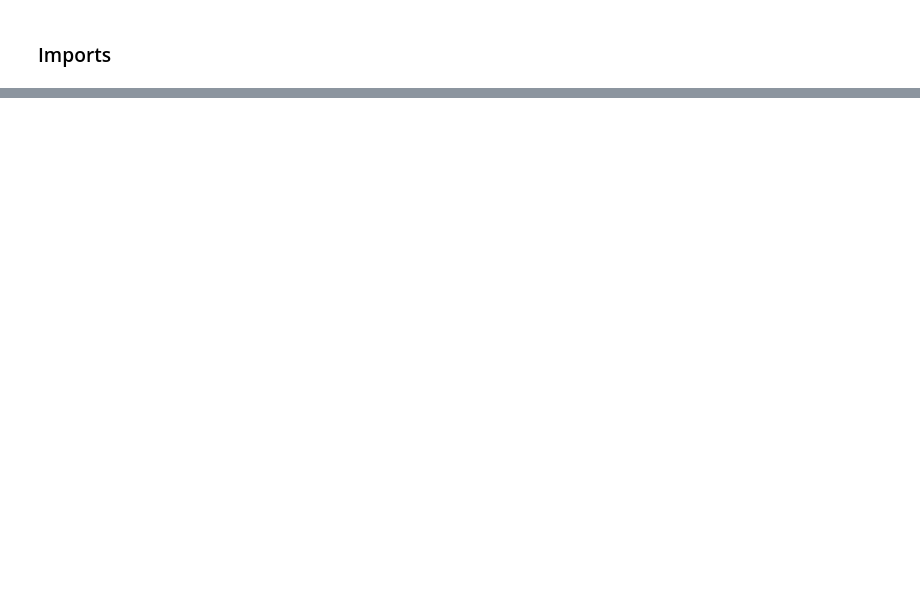
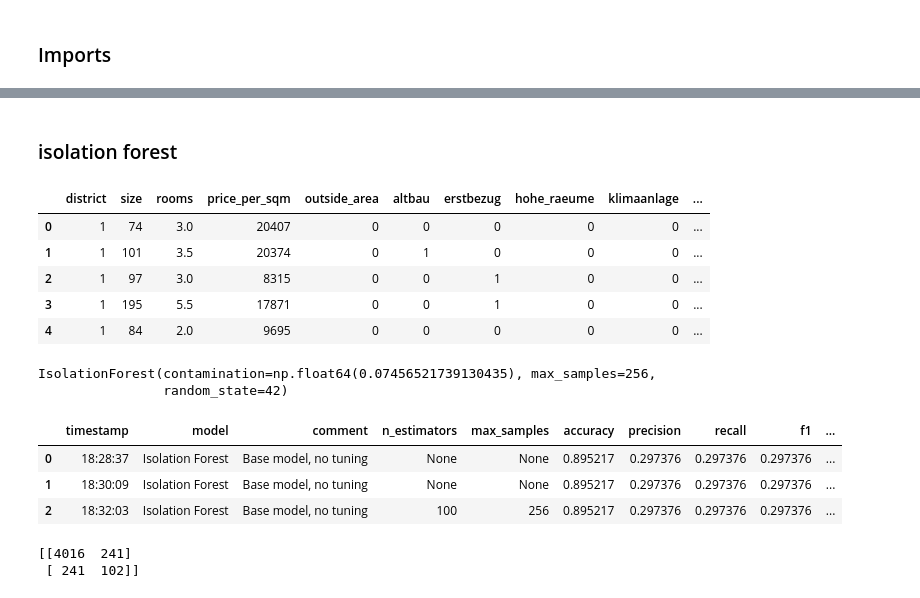
Before and after one commit to isishassan/willhaben_apartmentlisting_anomalies, a Jupyter notebook: detection.ipynb, the cells around one changed output, grey strips where cells are left out. Drawn from its saved outputs; the diff is of its cells as text; code cells hidden in the pictures; blank space fills up the shorter version.

Commit message:
started building detection model

```diff
--- a/detection.ipynb
+++ b/detection.ipynb
@@ -10,4 +10,4 @@ import numpy as np
 # %%
 import pickle as pkl
 # %%
-pd.read_pickle("data/synthetic_data.pkl")
+df = pd.read_pickle("data/synthetic_data.pkl")
@@ -27,0 +22,17 @@ pd.read_pickle("data/synthetic_data.pkl")
+# %%
+df['anomaly_label'] = [0 if x == '' else 1 for x in df['anomaly_type']]
+# %%
+#dropping columns for cleaner features:
+"""
+price - correlated with price_per_sqm
+all variables making up outside area, e.g. balkon
+title
+id
+anomaly_type
+seller - IRL, I would keep it - private sellers tend to over/underprice, but I know we didn't inject anomalies based on that and our sample size to create the datset was too small for this to be statistically relevant.
+title - created synthetically, might be insightful IRL
+"""
+
+features = df.loc[:,['district','size','rooms','price_per_sqm','outside_area','altbau','erstbezug', 'hohe_raeume','klimaanlage','lift','wintergarten']]
+
+features.columns
@@ -27,0 +70,2 @@ pd.read_pickle("data/synthetic_data.pkl")
+# %% [markdown]
+### isolation forest
@@ -27,0 +76,10 @@ pd.read_pickle("data/synthetic_data.pkl")
+# %%
+#features
+features.head()
+# %% [output]
+|  | district | size | rooms | price_per_sqm | outside_area | altbau | erstbezug | hohe_raeume | klimaanlage | ... |
+| 0 | 1 | 74 | 3.0 | 20407 | 0 | 0 | 0 | 0 | 0 | ... |
+| 1 | 1 | 101 | 3.5 | 20374 | 0 | 1 | 0 | 0 | 0 | ... |
+| 2 | 1 | 97 | 3.0 | 8315 | 0 | 0 | 1 | 0 | 0 | ... |
+| 3 | 1 | 195 | 5.5 | 17871 | 0 | 0 | 1 | 0 | 0 | ... |
+| 4 | 1 | 84 | 2.0 | 9695 | 0 | 0 | 0 | 0 | 0 | ... |
@@ -27,0 +91,10 @@ pd.read_pickle("data/synthetic_data.pkl")
+# %%
+#fit model
+iso_forest = IsolationForest(n_estimators=n_estimators,
+                            contamination=contamination,
+                            max_samples=sample_size,
+                            random_state=42)
+iso_forest.fit(features)
+# %% [output]
+IsolationForest(contamination=np.float64(0.07456521739130435), max_samples=256,
+                random_state=42)
@@ -27,0 +107,16 @@ pd.read_pickle("data/synthetic_data.pkl")
+# %%
+model_name = "Isolation Forest"
+comment = "Base model, no tuning"
+
+evaluate(y_true, y_pred, model_name, comment, n_estimators=n_estimators, max_samples=sample_size)
+# %% [output]
+|  | timestamp | model | comment | n_estimators | max_samples | accuracy | precision | recall | f1 | ... |
+| 0 | 18:28:37 | Isolation Forest | Base model, no tuning | None | None | 0.895217 | 0.297376 | 0.297376 | 0.297376 | ... |
+| 1 | 18:30:09 | Isolation Forest | Base model, no tuning | None | None | 0.895217 | 0.297376 | 0.297376 | 0.297376 | ... |
+| 2 | 18:32:03 | Isolation Forest | Base model, no tuning | 100 | 256 | 0.895217 | 0.297376 | 0.297376 | 0.297376 | ... |
+# %%
+from sklearn.metrics import confusion_matrix
+print(confusion_matrix(y_true, y_pred))
+# %% [output]
+[[4016  241]
+ [ 241  102]]
```
Also changed, not shown: parts of 14 cells of this notebook.
